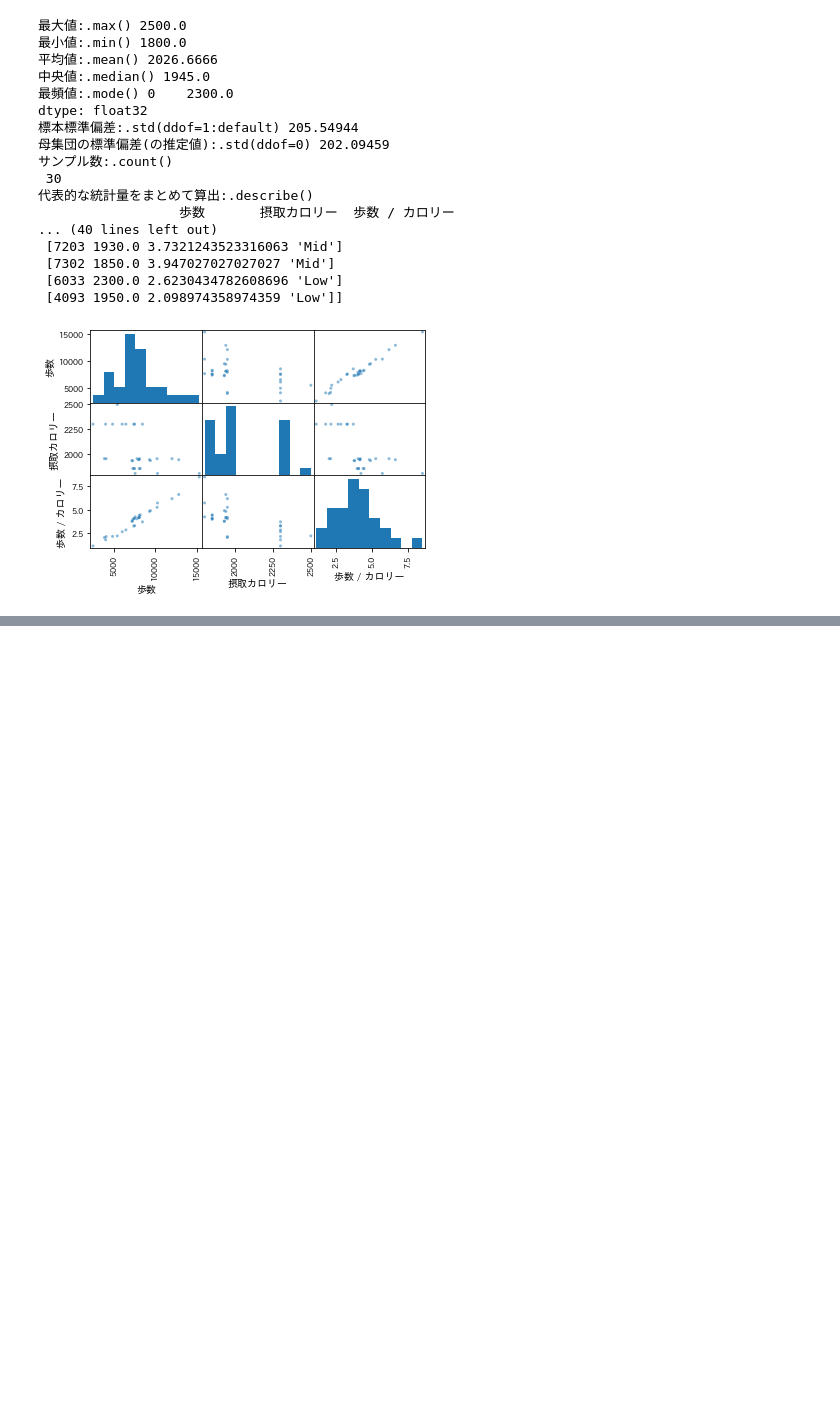
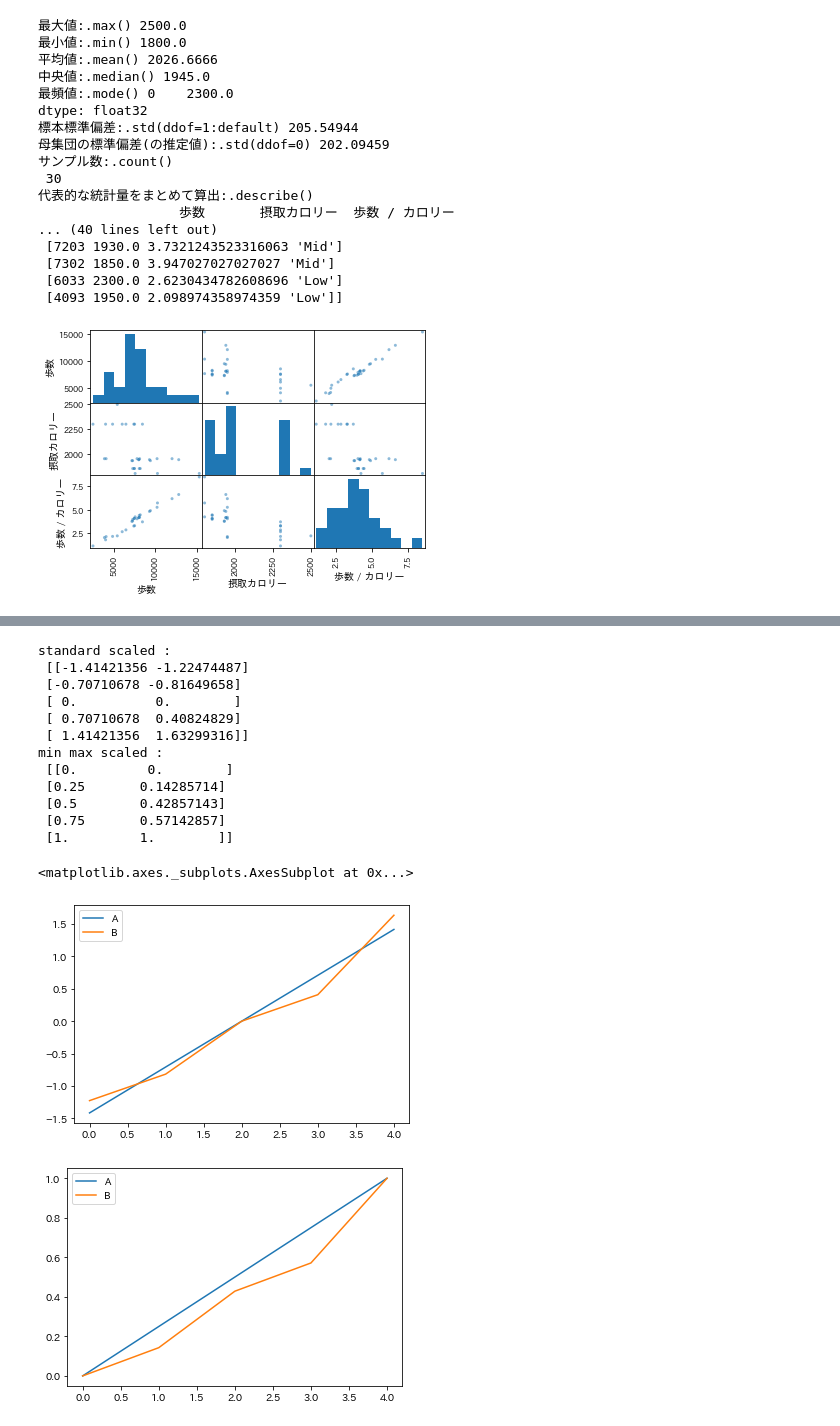
Before and after one commit to sota0121/datascience-exercise, a Jupyter notebook: ds-newtextbook-python/ds-newtextbook-python.ipynb, the cells around one changed output, grey strips where cells are left out. Saved outputs shown, nothing was run; the diff lists cells and outputs as text; code cells hidden in the pictures; blank space fills up the shorter version.

```diff
--- a/ds-newtextbook-python/ds-newtextbook-python.ipynb
+++ b/ds-newtextbook-python/ds-newtextbook-python.ipynb
@@ -1031,0 +1128,42 @@ dtype: float32
+# %%
+# ----------------------------------------
+# 特徴量の正規化
+# ----------------------------------------
+df = pd.DataFrame({
+    'A': [1, 2, 3, 4, 5],
+    'B': [100, 200, 400, 500, 800]
+})
+# > (1) 分散正規化
+# >     - 平均が0、標準偏差が1となるように変換すること。正規化の対象が「かたより」と「ばらつき」
+# >     - 統計学の教科書では「標準化」と表現される。他にはZ変換などとも呼ばれる。
+from sklearn.preprocessing import StandardScaler
+stdsc = StandardScaler()
+stdsc.fit(df)
+a = stdsc.transform(df)
+print('standard scaled : \n', a)
+pd.DataFrame(a, columns=['A', 'B']).plot()
+# > (2) 最大最小正規化
+# >     - 最小値が0、最大値が0になるように変換する（割合にする）こと。
+# >     - 正規化の対象が「最大値」と「最小値」。よく言われる正規化はこちらの気がする。
+from sklearn.preprocessing import MinMaxScaler
+mmsc = MinMaxScaler()
+mmsc.fit(df)
+a = mmsc.transform(df)
+print('min max scaled : \n', a)
+pd.DataFrame(a, columns=['A', 'B']).plot()
+# %% [output]
+standard scaled :
+ [[-1.41421356 -1.22474487]
+ [-0.70710678 -0.81649658]
+ [ 0.          0.        ]
+ [ 0.70710678  0.40824829]
+ [ 1.41421356  1.63299316]]
+min max scaled :
+ [[0.         0.        ]
+ [0.25       0.14285714]
+ [0.5        0.42857143]
+ [0.75       0.57142857]
+ [1.         1.        ]]
+<matplotlib.axes._subplots.AxesSubplot at 0x...>
+[figure, added]
+[figure, added]
```
Also changed, not shown: parts of 34 cells of this notebook.
